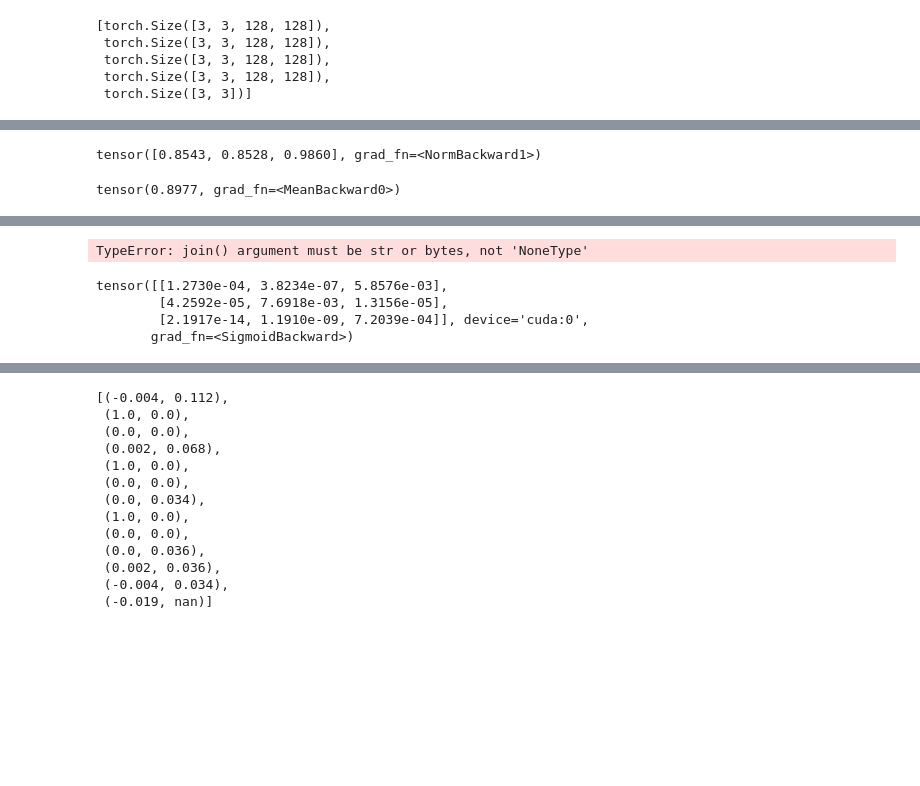
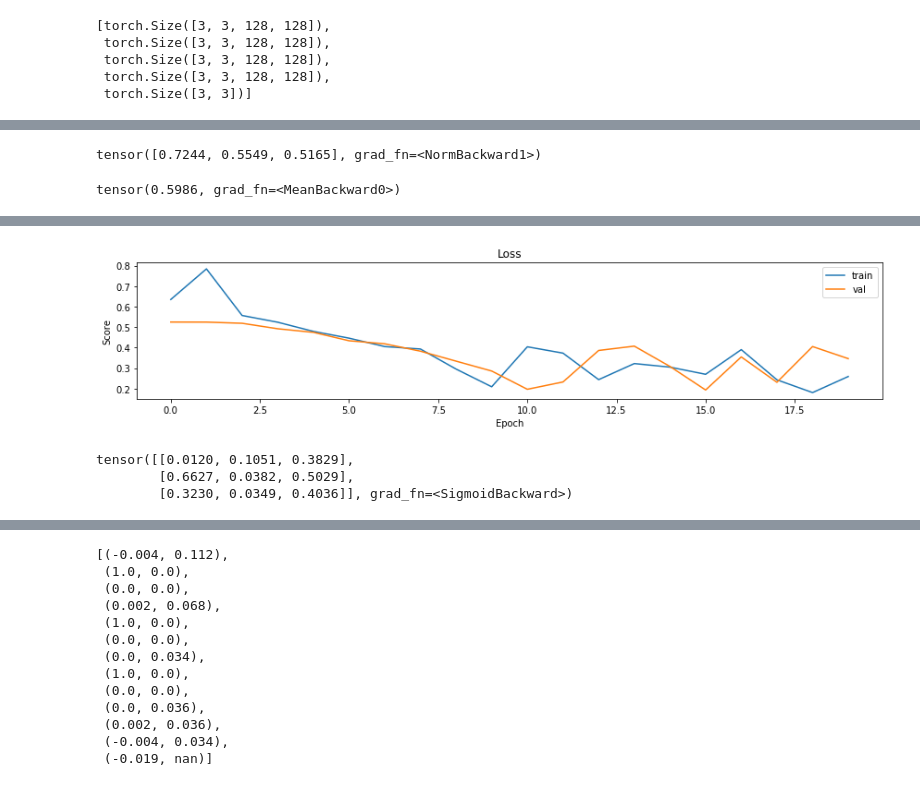
Before and after one commit to hdmamin/self-supervised-vision-exp, a Jupyter notebook: notebooks/nb03-lightning-first-test.ipynb, the cells around one changed output, grey strips where cells are left out. Cells and saved outputs as stored; diff of their text form; code cells hidden in the pictures; blank space fills up the shorter version.

Commit message:
fix bn in mlphead

```diff
--- a/notebooks/nb03-lightning-first-test.ipynb
+++ b/notebooks/nb03-lightning-first-test.ipynb
@@ -471,7 +471,7 @@ smap(*xb, yb)
 # %%
 net = Unmixer(
     Encoder(fs=(8, 32, 128), strides=(1, 1, 1)),
-    MLPHead(256, last_act='sigmoid')
+    MLPHead(256, batch_norm=True, last_act='sigmoid')
 )
 
 # net = Unmixer(
@@ -504,13 +504,14 @@ class PairwiseLossReduction(nn.Module):
 # %%
 PairwiseLossReduction('none')(net(*xb), yb)
 # %% [output]
-tensor([0.8543, 0.8528, 0.9860], grad_fn=<NormBackward1>)
+tensor([0.7244, 0.5549, 0.5165], grad_fn=<NormBackward1>)
 # %%
 PairwiseLossReduction('mean')(net(*xb), yb)
 # %% [output]
-tensor(0.8977, grad_fn=<MeanBackward0>)
+tensor(0.5986, grad_fn=<MeanBackward0>)
 # %%
 t = Trainer(net, dst, dsv, dlt, dlv, PairwiseLossReduction(),
-            'regression', 'data/models/v0', callbacks=[MetricHistory(None, None)])
-t.fit(25, 3e-3)
+            'regression', 'data/models/v0',
+            callbacks=[MetricHistory(None, None)])
+t.fit(20)
 # %% [output]
@@ -533,12 +534,11 @@ Parameter Group 0
  Training complete. Model in eval mode.
-TypeError: join() argument must be str or bytes, not 'NoneType'
+[figure, added]
 # %%
 t.net(*map(lambda x: x.to(t.device), xb))
 # %% [output]
-tensor([[1.2730e-04, 3.8234e-07, 5.8576e-03],
-        [4.2592e-05, 7.6918e-03, 1.3156e-05],
-        [2.1917e-14, 1.1910e-09, 7.2039e-04]], device='cuda:0',
-       grad_fn=<SigmoidBackward>)
+tensor([[0.0120, 0.1051, 0.3829],
+        [0.6627, 0.0382, 0.5029],
+        [0.3230, 0.0349, 0.4036]], grad_fn=<SigmoidBackward>)
 # %%
 yb
 # %% [output]
```
Also changed, not shown: parts of 31 cells of this notebook, 4 other files.
